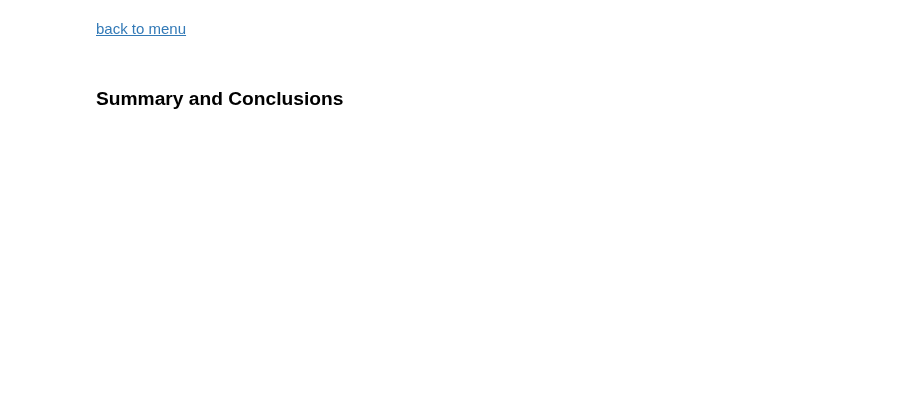
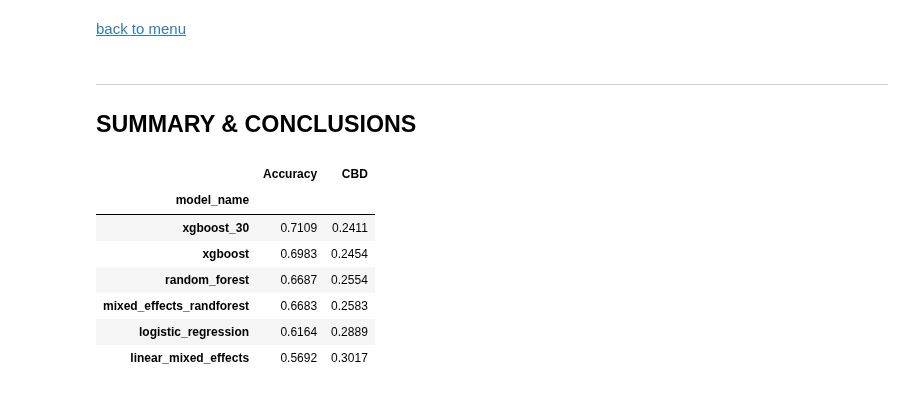
Before and after one commit to oserttas-math/predicting_assessment_mastery, a Jupyter notebook: notebooks/machine_learning_analysis.ipynb, the cells around one changed output. Cells and saved outputs as stored; diff of their text form; code cells hidden in the pictures; blank space fills up the shorter version.

```diff
--- a/notebooks/machine_learning_analysis.ipynb
+++ b/notebooks/machine_learning_analysis.ipynb
@@ -1037,0 +337,2 @@ write.csv(submission_df, file="submission_lmer.csv", row.names=FALSE)
+# %%
+train, test = train_test_split(gmat_sample, train_size=0.8, random_state=0)
@@ -1037,0 +456,24 @@ write.csv(submission_df, file="submission_lmer.csv", row.names=FALSE)
+# %%
+warnings.filterwarnings('ignore')
+import xgboost as xgb
+
+param_grid = {
+    'max_depth': [5, 10, 20],
+    'min_child_weight': [1, 5, 10],
+    'colsample_bytree': [0.25, 0.5, 0.75, 1]
+}
+
+# Instantiate classifier:
+clf = xgb.XGBClassifier(objective='binary:logistic')
+
+# Search and Fit:
+search = GridSearchCV(estimator=clf, param_grid=param_grid, scoring='accuracy', cv=4, verbose=1)
+
+start = time()
+print('Started at:', strftime('%H:%M:%S', localtime()))
+
+search.fit(X_train, y_train)
+
+end = time()
+
+print("Best Parameters: ", search.best_params_)
@@ -1038,4 +530,18 @@ write.csv(submission_df, file="submission_lmer.csv", row.names=FALSE)
 # %% [markdown]
 <a href='#top' id='summary'>back to menu</a>
-# %% [markdown]
-### Summary and Conclusions
+# %% [markdown]
+---
+## SUMMARY & CONCLUSIONS
+# %%
+compare_models = all_models.copy()
+compare_models.set_index('model_name', inplace=True)
+compare_models.sort_values(by=['Accuracy'], ascending=False)
+# %% [output]
+|  | Accuracy | CBD |
+| model_name |  |  |
+| xgboost_30 | 0.7109 | 0.2411 |
+| xgboost | 0.6983 | 0.2454 |
+| random_forest | 0.6687 | 0.2554 |
+| mixed_effects_randforest | 0.6683 | 0.2583 |
+| logistic_regression | 0.6164 | 0.2889 |
+| linear_mixed_effects | 0.5692 | 0.3017 |
```
Also changed, not shown: parts of 146 cells of this notebook, 17 other files.
